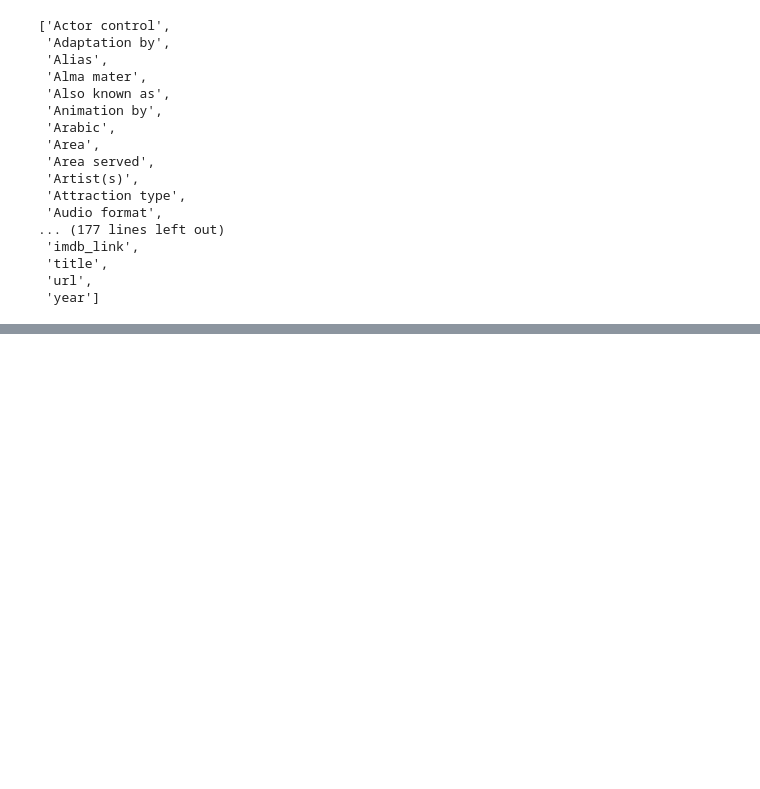
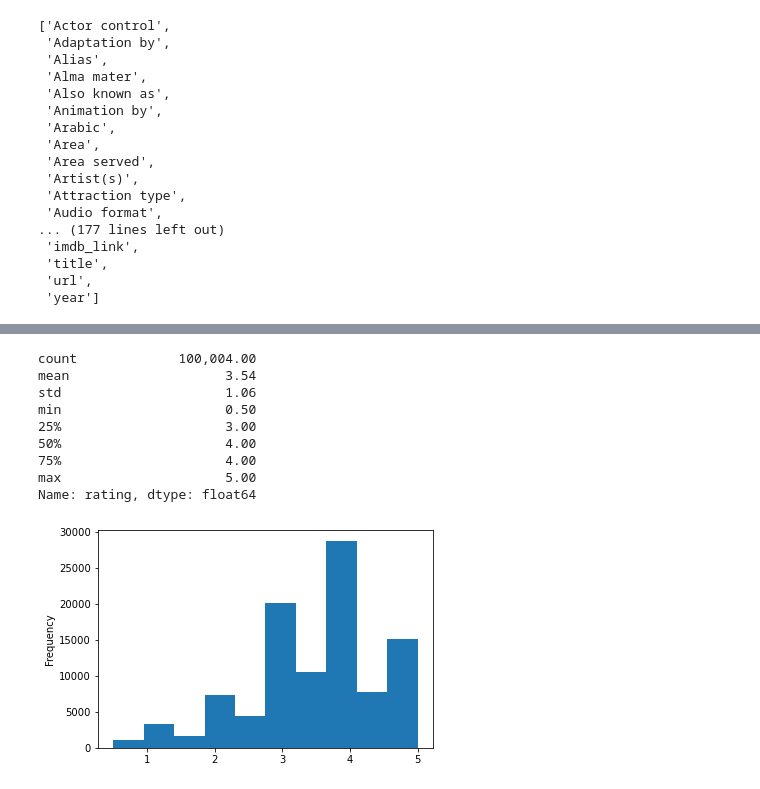
Before and after one commit to KJRE54/Movies-ETL, a Jupyter notebook: Movies-ETL_Lesson.ipynb, the cells around one changed output, grey strips where cells are left out. Saved outputs shown, nothing was run; the diff lists cells and outputs as text; code cells hidden in the pictures; blank space fills up the shorter version.

```diff
--- a/Movies-ETL_Lesson.ipynb
+++ b/Movies-ETL_Lesson.ipynb
@@ -201,0 +600,20 @@ sorted(wiki_movies_df.columns.tolist())
+# %%
+# 8.3.12: Change the ratings timestamp datatype rom numeric to datetime (unix, seconds) to synch w/ SQL
+pd.to_datetime(ratings['timestamp'], unit='s')
+ratings['timestamp'] = pd.to_datetime(ratings['timestamp'], unit='s')
+# %%
+# 8.3.12:  Checking stats of the actual ratings and see if there are any glaring errors and using histograph visuals.
+pd.options.display.float_format = '{:20,.2f}'.format
+ratings['rating'].plot(kind='hist')
+ratings['rating'].describe()
+# %% [output]
+count             100,004.00
+mean                    3.54
+std                     1.06
+min                     0.50
+25%                     3.00
+50%                     4.00
+75%                     4.00
+max                     5.00
+Name: rating, dtype: float64
+[figure, added]
```
Also changed, not shown: parts of 36 cells of this notebook.
